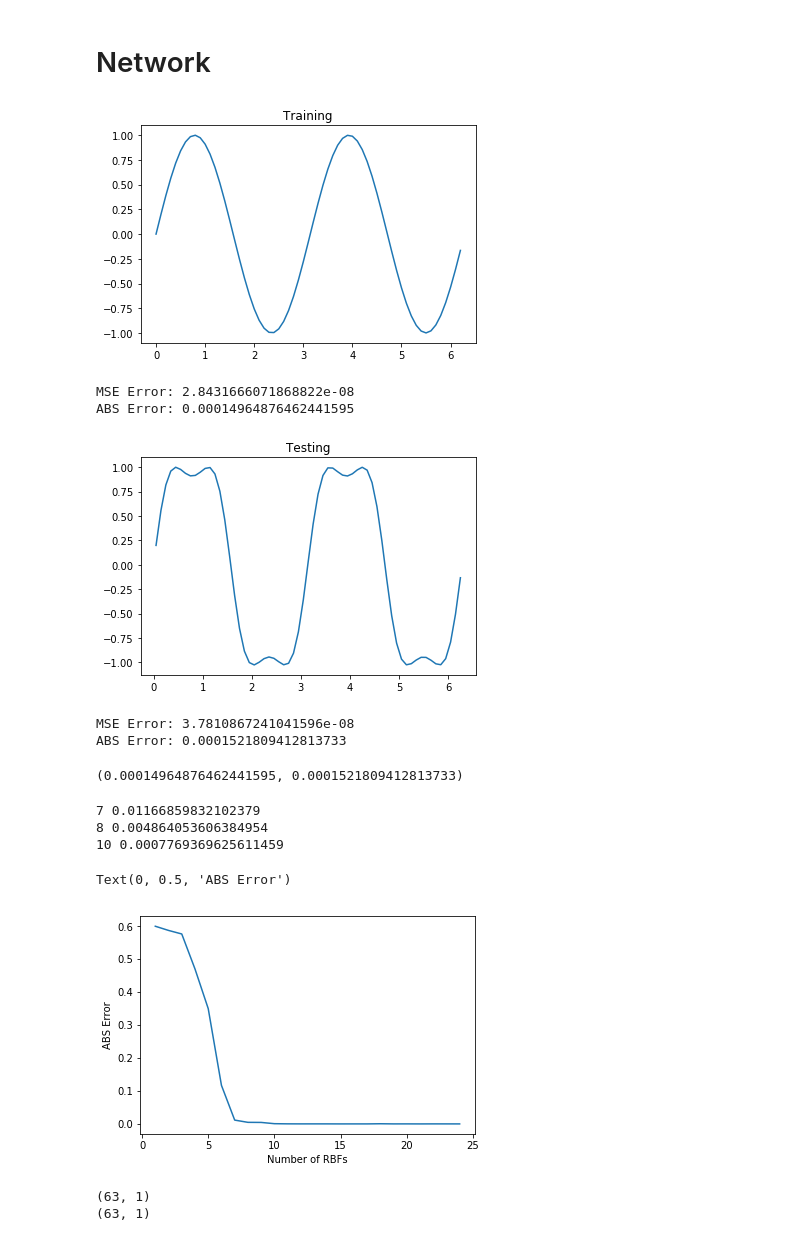
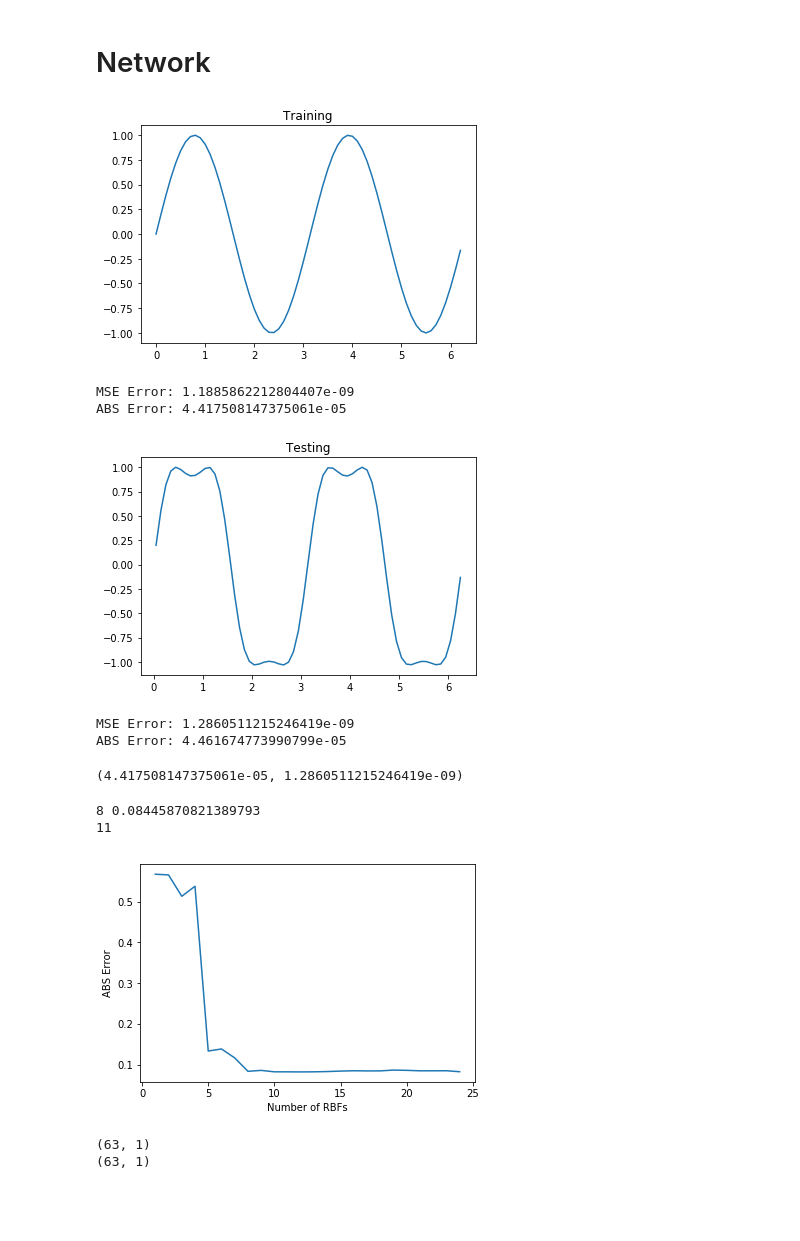
Before and after one commit to griiak/ANN-Assignment1-GS, a Jupyter notebook: A2/part1.ipynb, the cells around one changed output. Saved outputs shown, nothing was run; the diff lists cells and outputs as text; code cells hidden in the pictures; blank space fills up the shorter version.

```diff
--- a/A2/part1.ipynb
+++ b/A2/part1.ipynb
@@ -156,7 +156,10 @@ class RBF():
 
     def calculate_error_MSE(self, X, Y):
         predictions = self.predict(X)
-        return np.mean(np.square(Y-predictions))
+        if self.threshold:
+            print("here in threshold")
+            predictions = np.where(predictions >= 0, 1, -1).astype(float)
+        return np.mean(np.square(Y-predictions))/2
 
 
 
@@ -194,7 +197,7 @@ class RBF():
 
 
     def train(self, train_X, train_Y, test_X, test_Y, n_epochs, eta = 0.3, plot = True, v=True):
-
+        learning_erros = None
         if(self.use_batch):
             phi = self.get_phi(train_X)
             phi_T = phi.T
@@ -202,6 +205,8 @@ class RBF():
             self.weights = np.linalg.solve((phi_T).dot(phi),(phi_T).dot(train_Y))
         else:
             self.weights, learning_errors = self.do_sequential(train_X, train_Y,sigma,n_epochs,eta)
+            train_err = self.calculate_error_ABS(train_X,train_Y)
+            test_err = self.calculate_error_ABS(test_X,test_Y)
 #             self.weights = np.random.randn(len(self.centers),1)
 #             train_Xn, train_Yn = self.shuffle(train_X,train_Y)
 #             phi = self.get_phi(train_Xn)
@@ -235,64 +240,66 @@ class RBF():
 
             print("MSE Error: " + str(self.calculate_error_MSE(test_X,test_Y)))
             print("ABS Error: " + str(test_err))
-        return train_err, test_err, learning_errors
+        if not self.use_batch:
+            return train_err, test_err, learning_errors
+        return train_err, test_err
 # %%
 np.random.seed(10)
 train_X, train_Y, test_X, test_Y, clean_X, clean_Y = generate_data(lambda x:np.sin(x))
 # print(train_X[:,0])
 # print(train_Y.shape)
 centers = evenly_spaced_rbf(19)
-network = RBF(centers, sigma=0.6, use_batch=True)
+network = RBF(centers, sigma=1, use_batch=True)
 network.train(train_X,train_Y,test_X,test_Y,eta=0.2, n_epochs=1000)
 # %% [output]
 [figure]
-MSE Error: 2.8431666071868822e-08
-ABS Error: 0.00014964876462441595
+MSE Error: 1.1885862212804407e-09
+ABS Error: 4.417508147375061e-05
-[figure, old version]
+[figure, new version]
-MSE Error: 3.7810867241041596e-08
-ABS Error: 0.0001521809412813733
+MSE Error: 1.2860511215246419e-09
+ABS Error: 4.461674773990799e-05
-(0.00014964876462441595, 0.0001521809412813733)
+(4.417508147375061e-05, 1.2860511215246419e-09)
 # %%
-#testing n rbfs sin
+#testing n rbfs
 train_errs = []
 test_errs = []
 idx = []
 large = False
 medium = False
 small = False
 
 for i in range(1,25):
     centers = evenly_spaced_rbf(i)
-    network = RBF(centers, sigma=0.6, use_batch=True)
+    network = RBF(centers, sigma=1, use_batch=True)
     train,test = network.train(train_X,train_Y,test_X,test_Y,eta=0.2, n_epochs=1000, plot=False, v=False)
     train_errs.append(train)
     test_errs.append(test)
     idx.append(i)
 
     if(test < 0.1 and not large):
         large = True
         print(str(i) + " " + str(test))
     if(test < 0.01 and not medium):
         medium = True
         print(str(i) + " " + str(test))
     if(test < 0.001 and not small):
         small = True
         print(str(i) + " " + str(test))
 
 # plt.plot(idx, train_errs)
 plt.plot(idx,test_errs)
 plt.xlabel("Number of RBFs")
 plt.ylabel("ABS Error")
 
+print(np.argmin(test_errs))
+
 # plt.axhline(y=0.1, color='r', linestyle='-')
 # plt.axhline(y=0.01, color='r', linestyle='-')
 # plt.axhline(y=0.001, color='r', linestyle='-')
 # %% [output]
-7 0.01166859832102379
-8 0.004864053606384954
-10 0.0007769369625611459
+8 0.08445870821389793
+11
-Text(0, 0.5, 'ABS Error')
-[figure, old version]
+[figure, new version]
 # %%
 train_X, train_Y, test_X, test_Y, clean_X, clean_Y = generate_data(square)
 print(train_X.shape)
```
Also changed, not shown: parts of 10 cells of this notebook, 3 other files.
